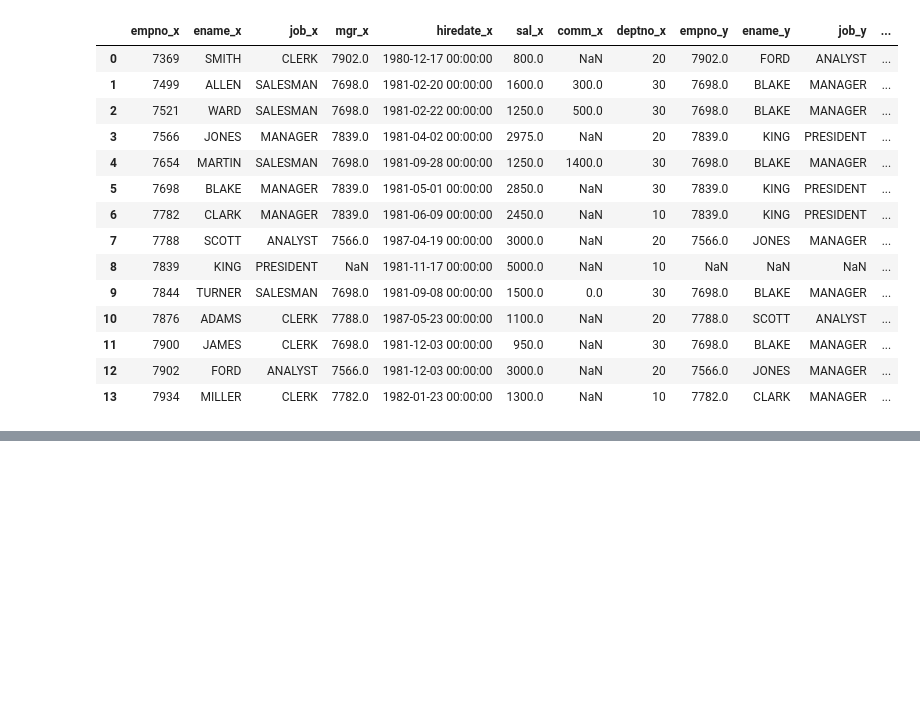
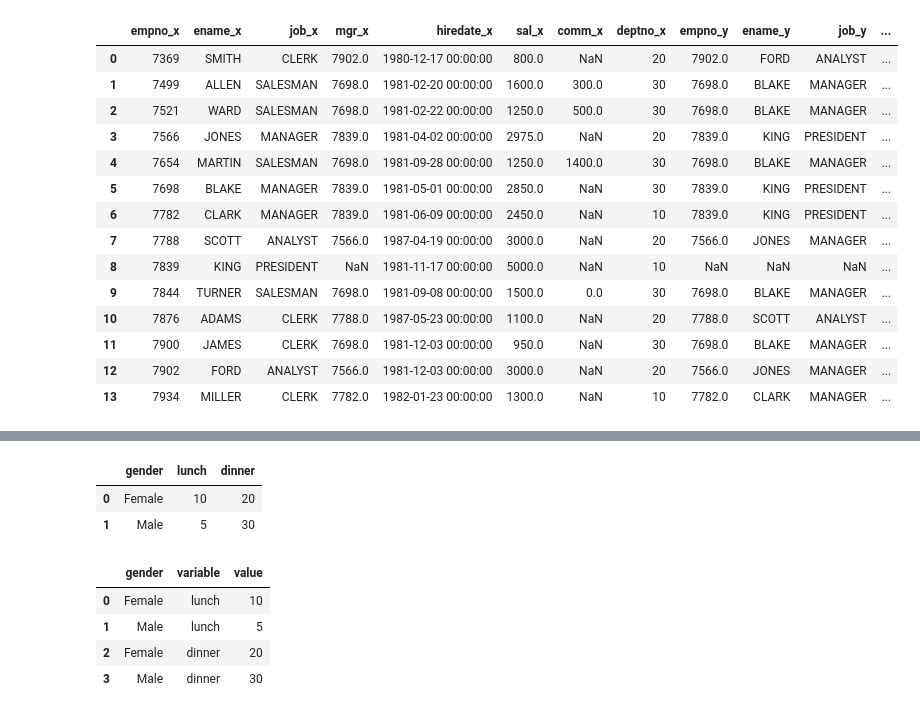
Before and after one commit to JakeOh/202504_itwill_oracle88, a Jupyter notebook: python23.ipynb, the cells around one changed output, grey strips where cells are left out. Cells and saved outputs as stored; diff of their text form; code cells hidden in the pictures; blank space fills up the shorter version.

```diff
--- a/python23.ipynb
+++ b/python23.ipynb
@@ -302,0 +315,19 @@ pd.merge(emp, emp, how='left', left_on='mgr', right_on='empno')
+# %%
+df = pd.DataFrame({
+    'gender': ['Female', 'Male'],
+    'lunch': [10, 5],
+    'dinner': [20, 30]
+})
+df
+# %% [output]
+|  | gender | lunch | dinner |
+| 0 | Female | 10 | 20 |
+| 1 | Male | 5 | 30 |
+# %%
+df.melt(id_vars=['gender'])
+# %% [output]
+|  | gender | variable | value |
+| 0 | Female | lunch | 10 |
+| 1 | Male | lunch | 5 |
+| 2 | Female | dinner | 20 |
+| 3 | Male | dinner | 30 |
```
Also changed, not shown: parts of 12 cells of this notebook.
